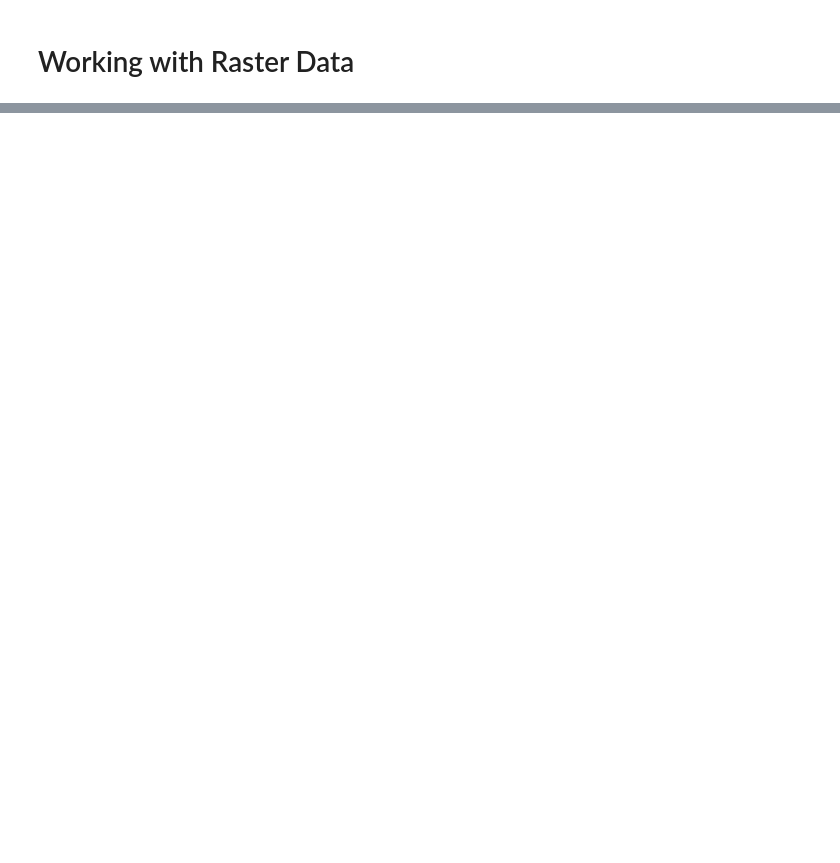
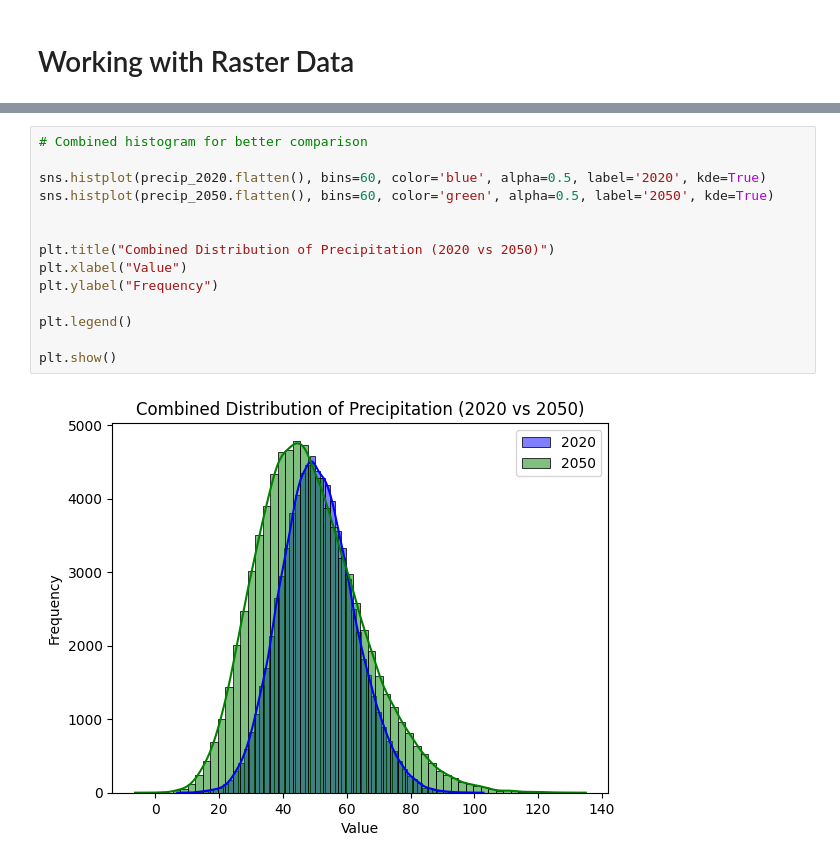
Before and after one commit to Omdena-NIC-Nepal/gis-data-science-assignment-purusottampanta, a Jupyter notebook: gis_data_analysis.ipynb, the cells around one changed output, grey strips where cells are left out. Cells and saved outputs as stored; diff of their text form; blank space fills up the shorter version.

```diff
--- a/gis_data_analysis.ipynb
+++ b/gis_data_analysis.ipynb
@@ -128,0 +241,16 @@ path_nepal_temperature_2050 = r"Datasets/Raster/nepal_climate_data/nepal_tempera
+# %%
+# Combined histogram for better comparison
+
+sns.histplot(precip_2020.flatten(), bins=60, color='blue', alpha=0.5, label='2020', kde=True)
+sns.histplot(precip_2050.flatten(), bins=60, color='green', alpha=0.5, label='2050', kde=True)
+
+
+plt.title("Combined Distribution of Precipitation (2020 vs 2050)")
+plt.xlabel("Value")
+plt.ylabel("Frequency")
+
+plt.legend()
+
+plt.show()
+# %% [output]
+[figure, added]
```
Also changed, not shown: parts of 24 cells of this notebook.
